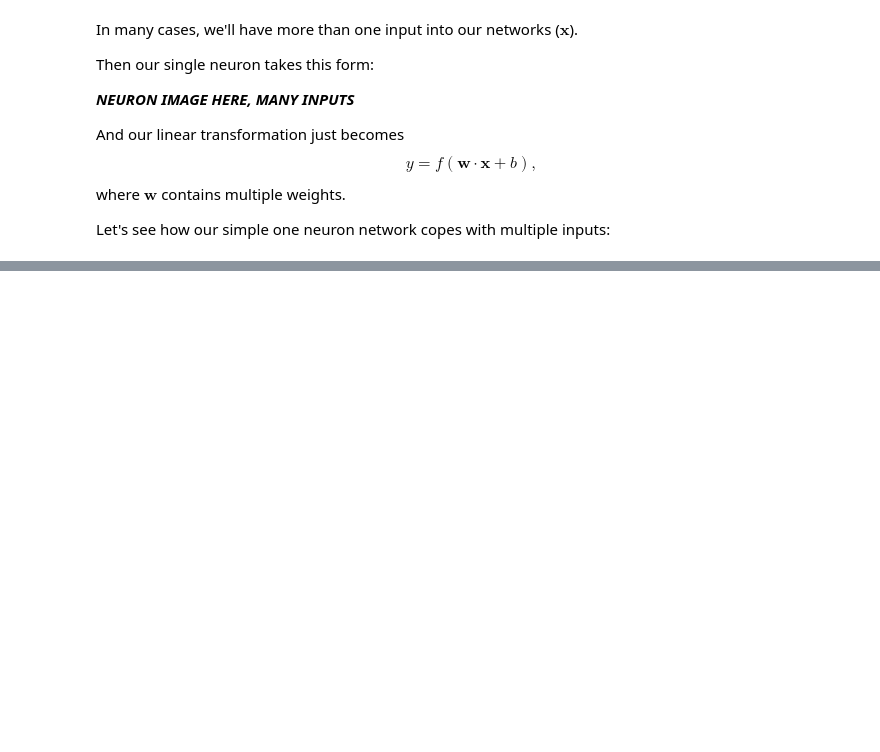
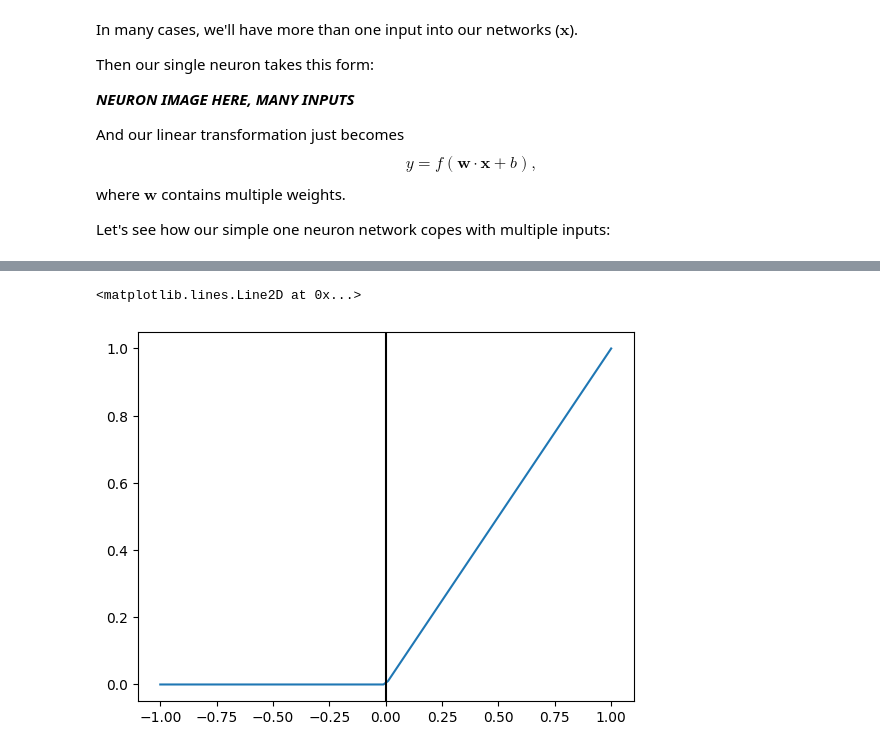
Before and after one commit to ojscutt/nn_session, a Jupyter notebook: nn_session.ipynb, the cells around one changed output, grey strips where cells are left out. Drawn from its saved outputs; the diff is of its cells as text; code cells hidden in the pictures; blank space fills up the shorter version.

```diff
--- a/nn_session.ipynb
+++ b/nn_session.ipynb
@@ -132,0 +169,11 @@ As I mentioned earlier, the product of the linear equation in the neuron is pass
+# %%
+def rectified_linear_unit(x):
+  return max(0.0, x)
+
+x = np.linspace(-1,1,100)
+y = [rectified_linear_unit(x_val) for x_val in x]
+plt.plot(x,y)
+plt.axvline(0, color='black')
+# %% [output]
+<matplotlib.lines.Line2D at 0x...>
+[figure, added]
```
Also changed, not shown: parts of 11 cells of this notebook.
